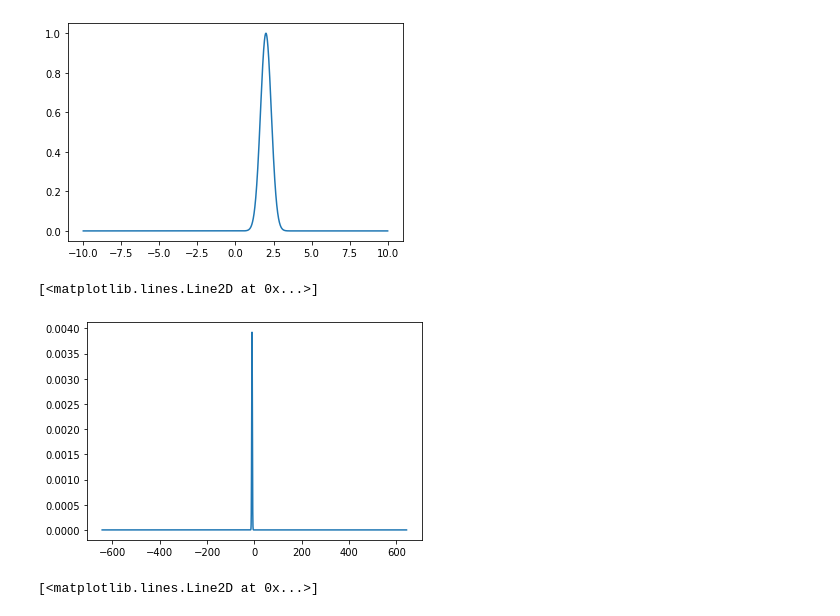
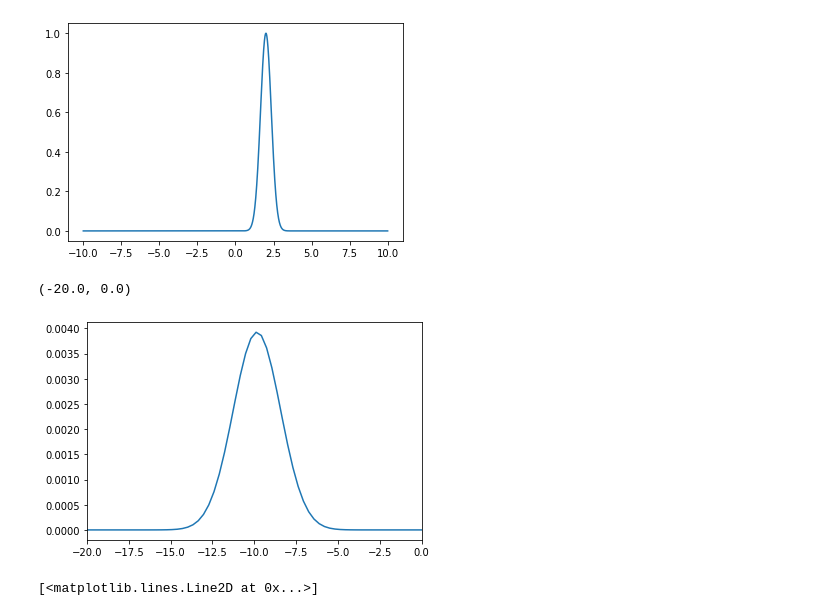
Before and after one commit to rmhsik/TFM, a Jupyter notebook: PlaneWave/POC-SplitOperatorFourier.ipynb, the cells around one changed output. Cells and saved outputs as stored; diff of their text form; code cells hidden in the pictures.

```diff
--- a/PlaneWave/POC-SplitOperatorFourier.ipynb
+++ b/PlaneWave/POC-SplitOperatorFourier.ipynb
@@ -34,11 +33,20 @@ FutureFFTWavePacket = Ev_momentum(k,0.5)*FFTWavePacketOrdered
+# %%
+a = pyfftw.empty_aligned(N, dtype='complex128')
+b = pyfftw.empty_aligned(N, dtype='complex128')
+fft_object = pyfftw.FFTW(a, b)
+a[:] = WavePacket
+fft_object()
+FFTWavePacketOrdered = scp.fft.fftshift(b)/(N)
+
+# FutureFFTWavePacket = Ev_momentum(k,0.5)*FFTWavePacketOrdered
 # %%
 fig = plt.figure()
 ax = fig.add_subplot(111)
 ax.plot(k,np.abs(FFTWavePacketOrdered)**2)
-# ax.set_xlim(-0,20)
+ax.set_xlim(-20,0)
 # %% [output]
-[<matplotlib.lines.Line2D at 0x...>]
+(-20.0, 0.0)
-[figure, old version]
+[figure, new version]
 # %%
 IFFTWavePacket = scp.fft.ifft(FFTWavePacketOrdered)*N
 FutureIFFTWavePacket = scp.fft.ifft(FutureFFTWavePacket)*N
```
Also changed, not shown: parts of 3 cells of this notebook, 15 other files.
